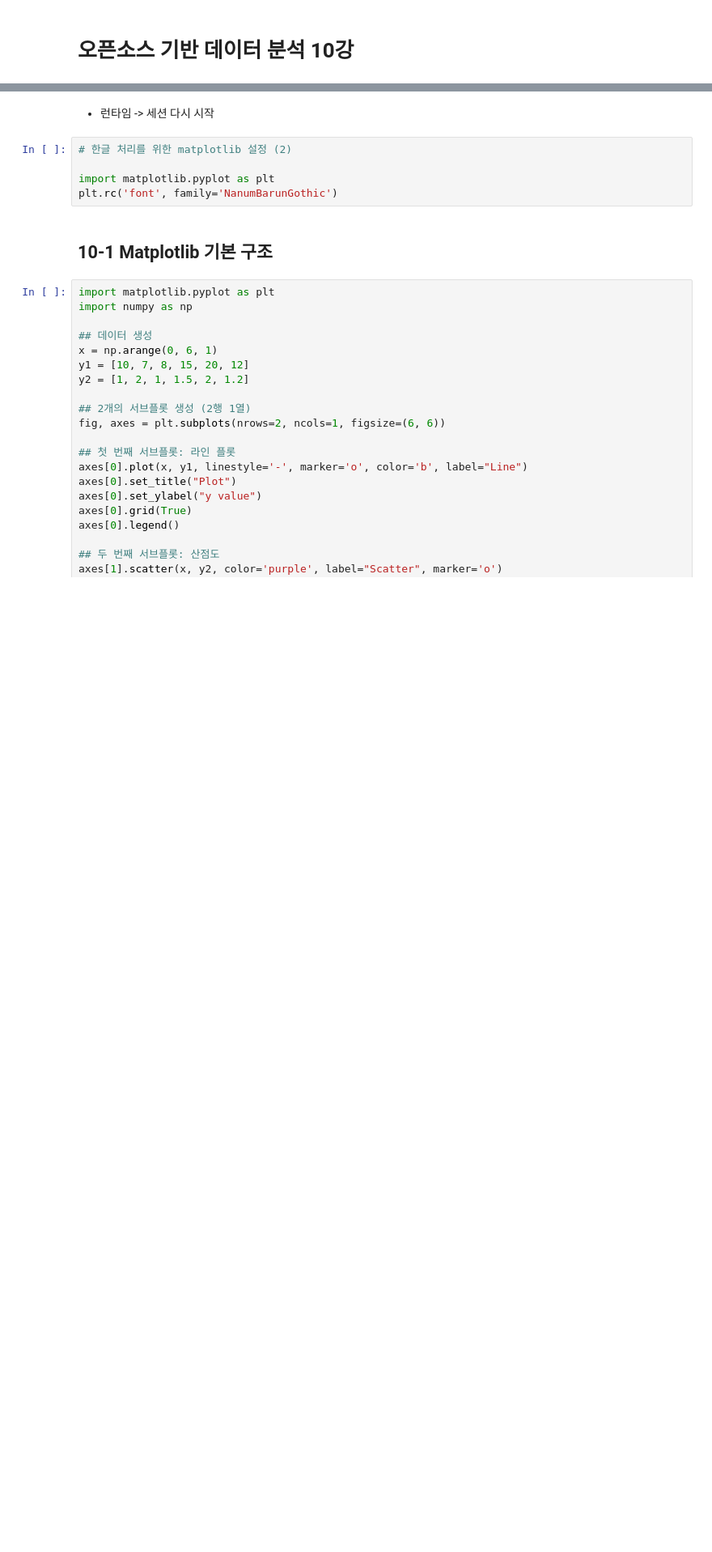
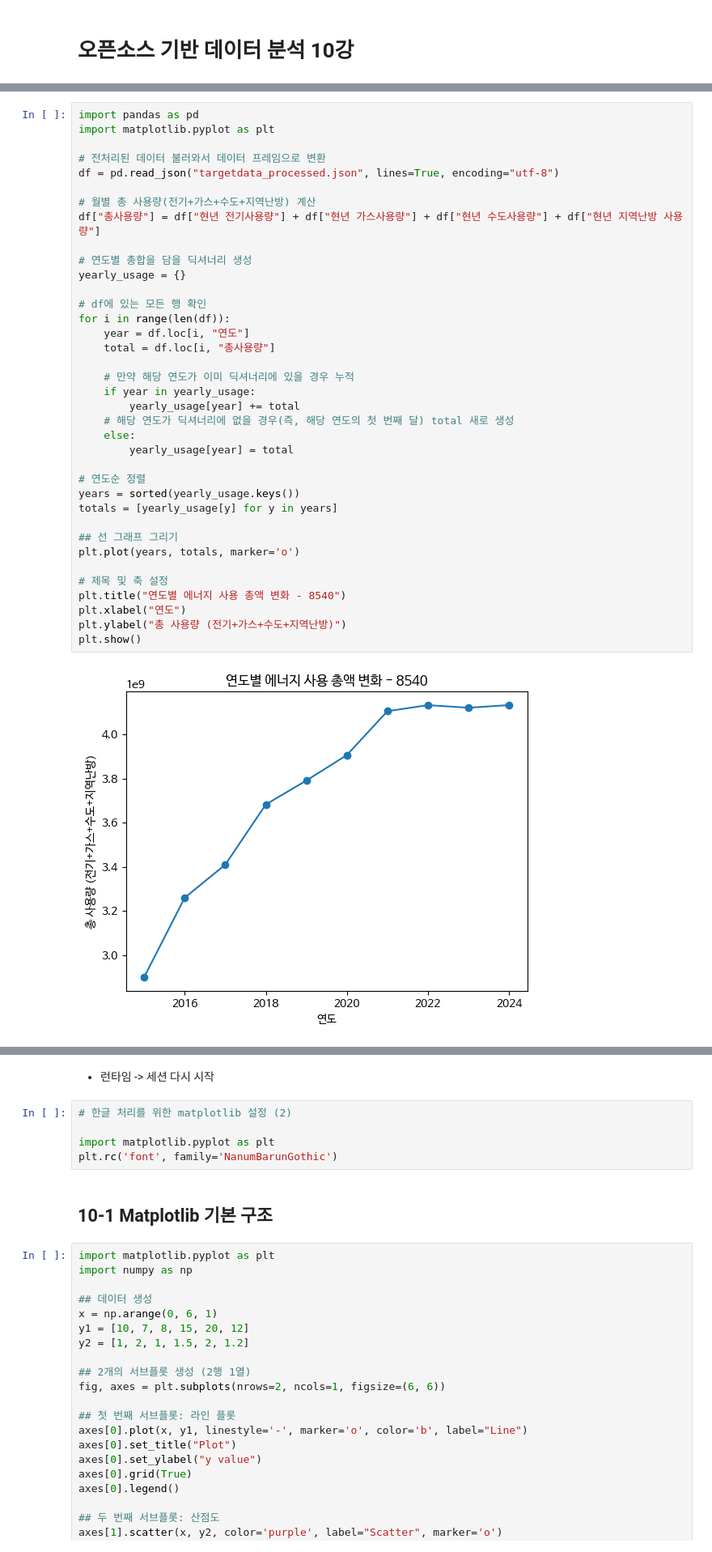
Before and after one commit to Jameslee501/Data-Analysis-with-Open-Source, a Jupyter notebook: 오픈소스_데이터_분석_10강.ipynb, the cells around one changed output, grey strips where cells are left out. Shown at 81% size. Drawn from its saved outputs; the diff is of its cells as text; blank space fills up the shorter version.

```diff
--- a/오픈소스_데이터_분석_10강.ipynb
+++ b/오픈소스_데이터_분석_10강.ipynb
@@ -4,0 +93,39 @@
+# %%
+import pandas as pd
+import matplotlib.pyplot as plt
+
+# 전처리된 데이터 불러와서 데이터 프레임으로 변환
+df = pd.read_json("targetdata_processed.json", lines=True, encoding="utf-8")
+
+# 월별 총 사용량(전기+가스+수도+지역난방) 계산
+df["총사용량"] = df["현년 전기사용량"] + df["현년 가스사용량"] + df["현년 수도사용량"] + df["현년 지역난방 사용량"]
+
+# 연도별 총합을 담을 딕셔너리 생성
+yearly_usage = {}
+
+# df에 있는 모든 행 확인
+for i in range(len(df)):
+    year = df.loc[i, "연도"]
+    total = df.loc[i, "총사용량"]
+
+    # 만약 해당 연도가 이미 딕셔너리에 있을 경우 누적
+    if year in yearly_usage:
+        yearly_usage[year] += total
+    # 해당 연도가 딕셔너리에 없을 경우(즉, 해당 연도의 첫 번째 달) total 새로 생성
+    else:
+        yearly_usage[year] = total
+
+# 연도순 정렬
+years = sorted(yearly_usage.keys())
+totals = [yearly_usage[y] for y in years]
+
+## 선 그래프 그리기
+plt.plot(years, totals, marker='o')
+
+# 제목 및 축 설정
+plt.title("연도별 에너지 사용 총액 변화 - 8540")
+plt.xlabel("연도")
+plt.ylabel("총 사용량 (전기+가스+수도+지역난방)")
+plt.show()
+# %% [output]
+[figure, added]
```
Also changed, not shown: parts of 5 cells of this notebook.
